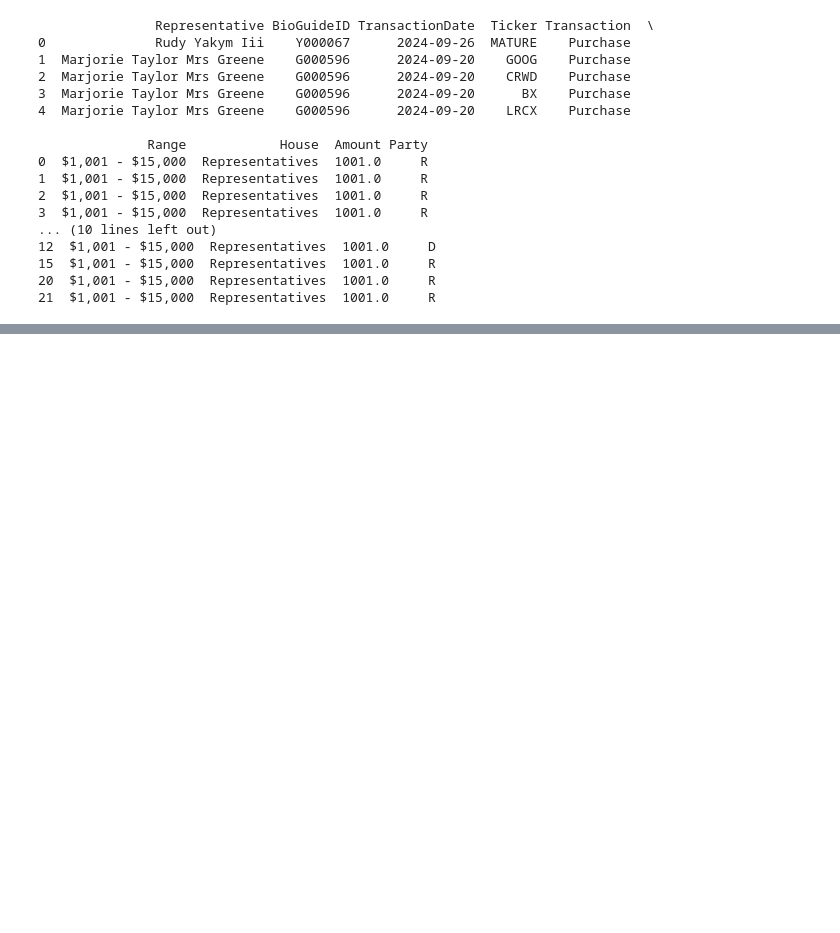
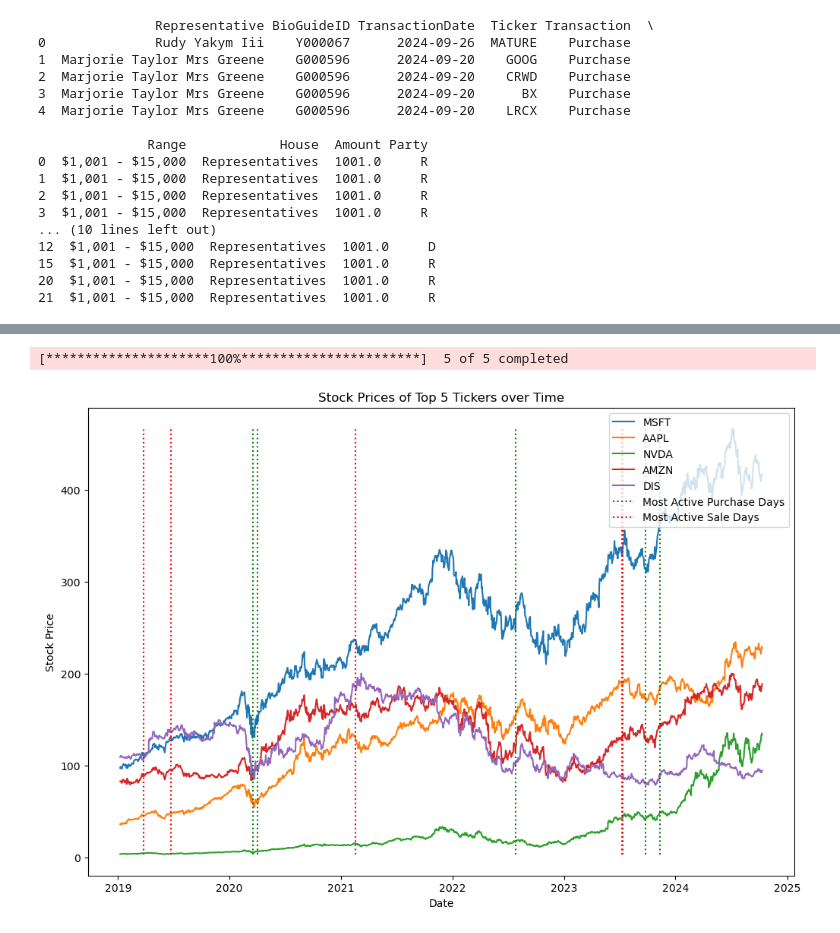
Before and after one commit to hackerbyhobby/team-congress, a Jupyter notebook: Bulk_work/transactionTypeAnalysis.ipynb, the cells around one changed output, grey strips where cells are left out. Saved outputs shown, nothing was run; the diff lists cells and outputs as text; code cells hidden in the pictures; blank space fills up the shorter version.

```diff
--- a/Bulk_work/transactionTypeAnalysis.ipynb
+++ b/Bulk_work/transactionTypeAnalysis.ipynb
@@ -82,0 +173,4 @@ print(df_sale.head())
+# %%
+#I am only going to want the top five stocks to make data cleaner
+top_5 = df[df['Ticker'].isin(p_s_f)]['Ticker'].value_counts().nlargest(5)
+print(top_5)
@@ -82,0 +266,16 @@ print(df_sale.head())
+# %%
+# Find out big purchase dates and big sales dates
+# For purchases
+top_5_purchase_days = df[df['Transaction'] == 'Purchase'].groupby('TransactionDate').size().sort_values(ascending=False).head(5)
+top_5_purchase_days.index = pd.to_datetime(top_5_purchase_days.index)
+
+print("Top 5 most active purchase days:")
+print(top_5_purchase_days)
+print("\n")
+
+# For sales
+top_5_sale_days = df[df['Transaction'] == 'Sale'].groupby('TransactionDate').size().sort_values(ascending=False).head(5)
+top_5_sale_days.index = pd.to_datetime(top_5_sale_days.index)
+
+print("Top 5 most active sale days:")
+print(top_5_sale_days)
@@ -82,0 +301,28 @@ print(df_sale.head())
+# %%
+# Define the top 5 tickers
+top_5_tickers = top_5.index.tolist()
+
+# Define the date range
+start_date = '2019-01-08'
+end_date = date.today().strftime('%Y-%m-%d')
+
+# Download the historical price data for the top 5 tickers using yfinance
+data = yf.download(top_5_tickers, start=start_date, end=end_date)['Adj Close']
+
+# Plot the stock prices over time
+fig, ax = plt.subplots(figsize=(12, 8))
+for ticker in top_5_tickers:
+    ax.plot(data.index, data[ticker], label=ticker)
+
+# Add vertical markers for the most active purchase and sale days with dotted lines
+ax.vlines(top_5_purchase_days.index, ymin=data.min().min(), ymax=data.max().max(), color='g', linestyle=':', label='Most Active Purchase Days')
+ax.vlines(top_5_sale_days.index, ymin=data.min().min(), ymax=data.max().max(), color='r', linestyle=':', label='Most Active Sale Days')
+
+ax.set_title('Stock Prices of Top 5 Tickers over Time')
+ax.set_xlabel('Date')
+ax.set_ylabel('Stock Price')
+ax.legend(loc='upper right')
+plt.show()
+# %% [output]
+[*********************100%***********************]  5 of 5 completed
+[figure, added]
```
Also changed, not shown: parts of 9 cells of this notebook.
